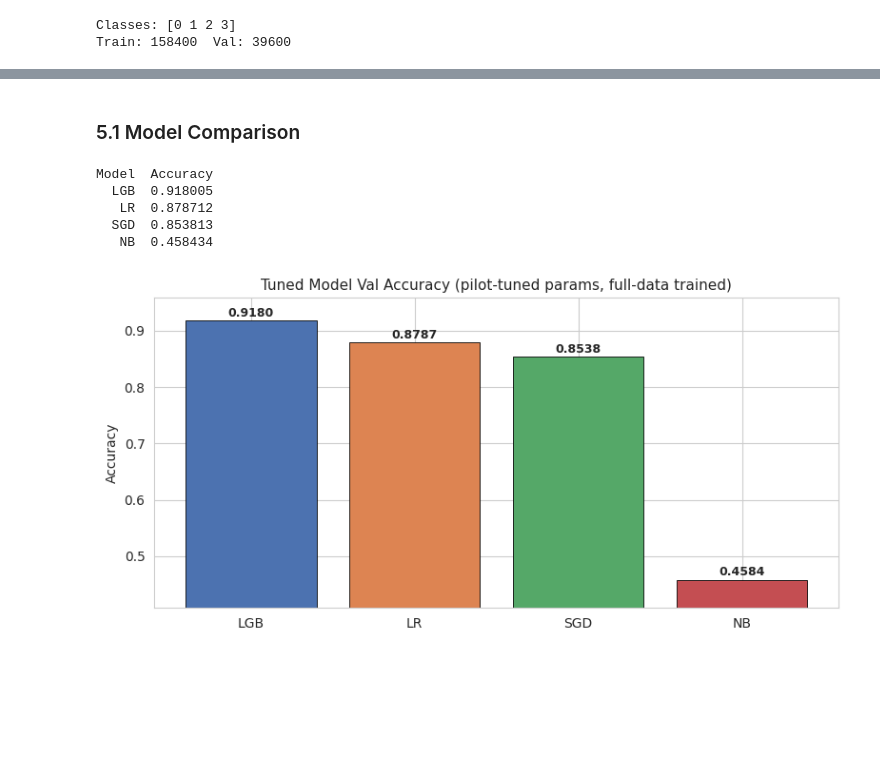
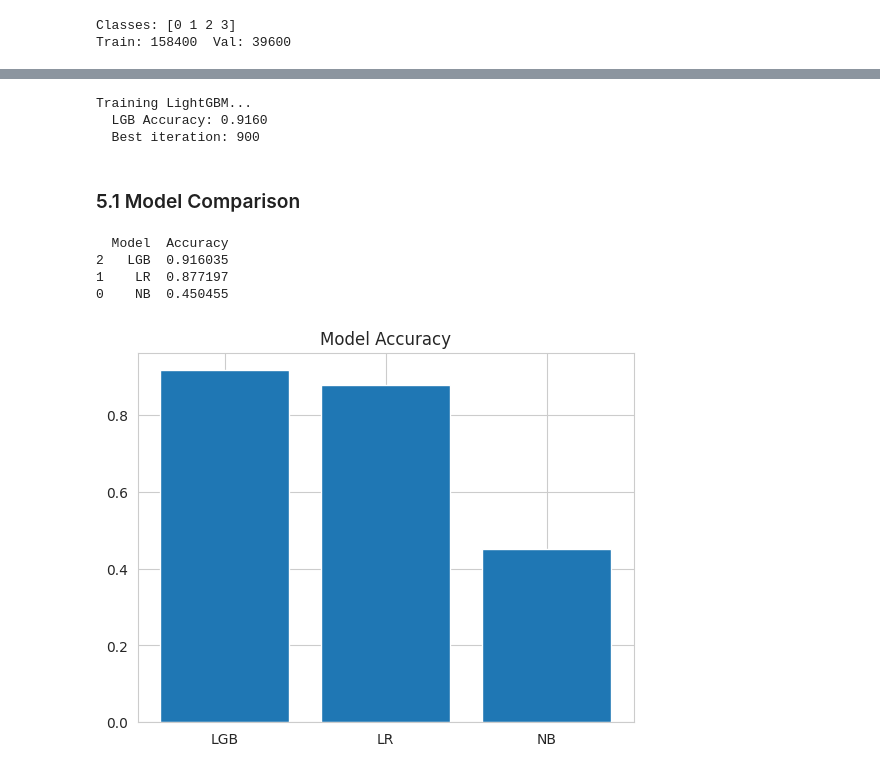
Before and after one commit to Avhi-kr/MLP_Project_Jan26, a Jupyter notebook: Main Notebook/FinalNoteboook.ipynb, the cells around one changed output, grey strips where cells are left out. Saved outputs shown, nothing was run; the diff lists cells and outputs as text; code cells hidden in the pictures; blank space fills up the shorter version.

```diff
--- a/Main Notebook/FinalNoteboook.ipynb
+++ b/Main Notebook/FinalNoteboook.ipynb
@@ -513,7 +511,7 @@ Two vectorizers:
 # max_df=0.95 removes terms that appear in almost every document (stop-word like)
 print('Fitting Word TF-IDF...')
 word_tfidf = TfidfVectorizer(
-    max_features=55000,
+    max_features=20000,
     ngram_range=(1, 2),
     stop_words='english',
     sublinear_tf=True,
@@ -528,7 +526,7 @@ print(f'  Word features: {X_word.shape[1]}')
 # char_wb means it respects word boundaries (pads with spaces)
 print('Fitting Char TF-IDF...')
 char_tfidf = TfidfVectorizer(
-    max_features=55000,
+    max_features=15000,
     analyzer='char_wb',
     ngram_range=(3, 5),
     sublinear_tf=True,
@@ -784,29 +609,53 @@ Training LightGBM on full train set (n_estimators=2000 + early stopping)...
+# %%
+# ---- Model 3: LightGBM ----
+# is_unbalance=True adjusts class weights internally to handle the imbalance
+# early_stopping stops training if val accuracy doesn't improve for 50 rounds
+print('Training LightGBM...')
+lgb_model = lgb.LGBMClassifier(
+    n_estimators=900,
+    learning_rate=0.035,
+    num_leaves=64,
+    max_depth=8,
+    min_child_samples=30,
+    subsample=0.8,
+    colsample_bytree=0.8,
+    reg_alpha=0.1,
+    reg_lambda=0.1,
+    random_state=42,
+    n_jobs=-1,
+    verbose=-1,
+    is_unbalance=True
+)
+lgb_model.fit(
+    X_train, y_train,
+    eval_set=[(X_val, y_val)],
+    callbacks=[lgb.early_stopping(50, verbose=False)]
+)
+lgb_pred = lgb_model.predict(X_val)
+lgb_acc  = accuracy_score(y_val, lgb_pred)
+print(f'  LGB Accuracy: {lgb_acc:.4f}')
+print(f'  Best iteration: {lgb_model.best_iteration_}')
+# %% [output]
+Training LightGBM...
+  LGB Accuracy: 0.9160
+  Best iteration: 900
 # %% [markdown]
 ### 5.1 Model Comparison
-# %%
-results = pd.DataFrame({
-    'Model'   : ['NB', 'LR', 'SGD', 'LGB'],
-    'Accuracy': [nb_acc, lr_acc, sgd_acc, lgb_acc]
-}).sort_values('Accuracy', ascending=False).reset_index(drop=True)
-
-print(results.to_string(index=False))
-
-fig, ax = plt.subplots(figsize=(8, 4))
-colors = ['#4C72B0','#DD8452','#55A868','#C44E52']
-bars = ax.bar(results['Model'], results['Accuracy'], color=colors, edgecolor='black', linewidth=0.6)
-for bar, acc in zip(bars, results['Accuracy']):
-    ax.text(bar.get_x() + bar.get_width()/2, bar.get_height() + 0.002,
-            f'{acc:.4f}', ha='center', va='bottom', fontsize=9, fontweight='bold')
-ax.set_title('Tuned Model Val Accuracy (pilot-tuned params, full-data trained)', fontsize=11)
-ax.set_ylabel('Accuracy')
-ax.set_ylim(results['Accuracy'].min() - 0.05, min(results['Accuracy'].max() + 0.04, 1.0))
-plt.tight_layout()
-plt.show()
-# %% [output]
-Model  Accuracy
-  LGB  0.918005
-   LR  0.878712
-  SGD  0.853813
-   NB  0.458434
-[figure, removed]
+# %%
+results = pd.DataFrame({
+    'Model': ['NB', 'LR', 'LGB'],
+    'Accuracy': [nb_acc, lr_acc, lgb_acc]
+}).sort_values('Accuracy', ascending=False)
+
+print(results)
+
+plt.bar(results['Model'], results['Accuracy'])
+plt.title('Model Accuracy')
+plt.show()
+# %% [output]
+  Model  Accuracy
+2   LGB  0.916035
+1    LR  0.877197
+0    NB  0.450455
+[figure, added]
 # %%
```
Also changed, not shown: parts of 22 cells of this notebook.
